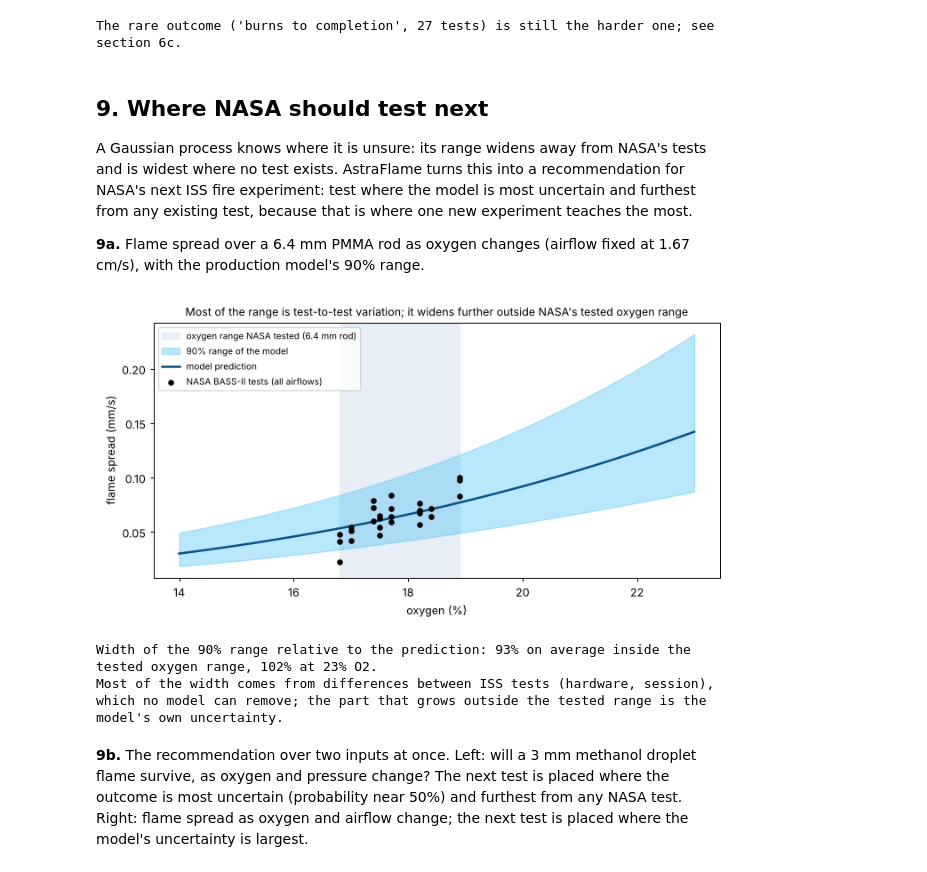
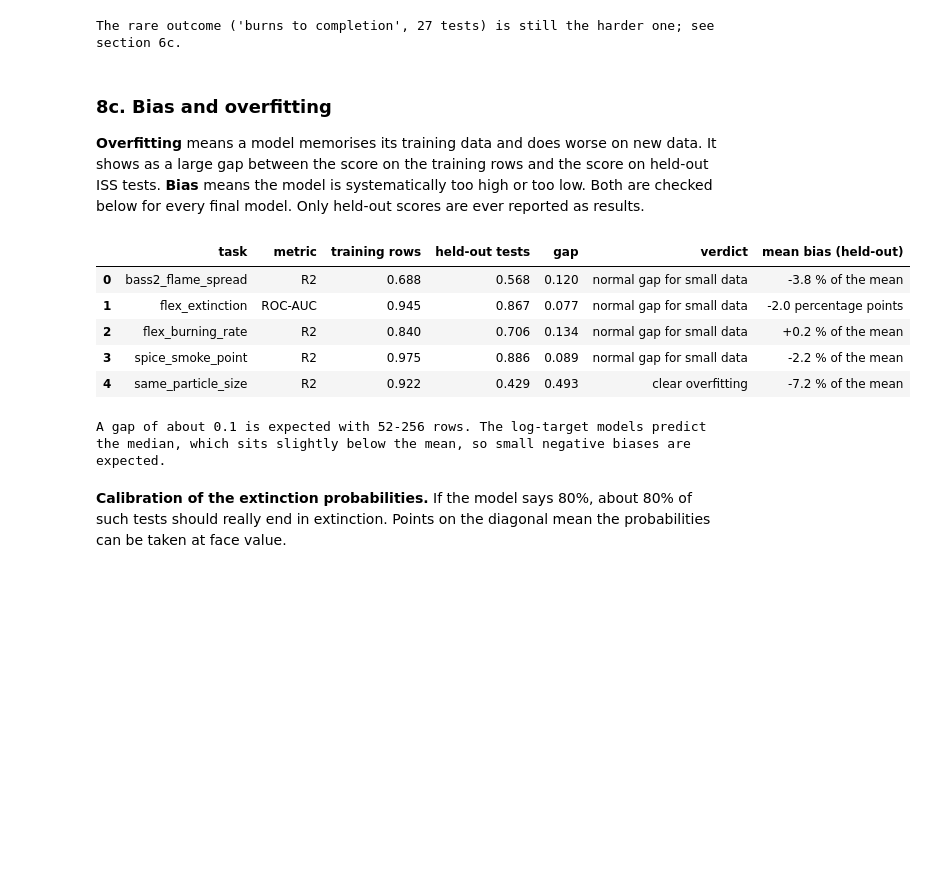
Before and after one commit to Dumbo-programmer/NASA-Space-Apps-2026, a Jupyter notebook: notebooks/AstraFlame_Full_ML_Pipeline.ipynb, the cells around one changed output. Saved outputs shown, nothing was run; the diff lists cells and outputs as text; code cells hidden in the pictures; blank space fills up the shorter version.

```diff
--- a/notebooks/AstraFlame_Full_ML_Pipeline.ipynb
+++ b/notebooks/AstraFlame_Full_ML_Pipeline.ipynb
@@ -776,35 +776,39 @@ print("The rare outcome ('burns to completion', 27 tests) is still the harder on
 | goes out | 179 | 0.12 |
 The rare outcome ('burns to completion', 27 tests) is still the harder one; see section 6c.
 # %% [markdown]
-## 9. Where NASA should test next
+### 8c. Bias and overfitting
 
-A Gaussian process knows where it is unsure: its range widens away from NASA's tests and is widest where no test exists. AstraFlame turns this into a recommendation for NASA's next ISS fire experiment: test where the model is most uncertain and furthest from any existing test, because that is where one new experiment teaches the most.
-
-**9a.** Flame spread over a 6.4 mm PMMA rod as oxygen changes (airflow fixed at 1.67 cm/s), with the production model's 90% range.
+**Overfitting** means a model memorises its training data and does worse on new data. It shows as a large gap between the score on the training rows and the score on held-out ISS tests. **Bias** means the model is systematically too high or too low. Both are checked below for every final model. Only held-out scores are ever reported as results.
 # %%
-fb = IM.load("bass2_flame_spread")["model"]; bass = S["bass2_flame_spread"]["df"]
-o2 = np.linspace(14, 23, 120)
-Hq = pd.DataFrame({"o2_pct": o2, "opposed_flow_cm_s": 1.67, "diameter_cm": 0.64})
-med = fb.predict(P.bass2_X(Hq)); lo, hi = fb.predict_interval(P.bass2_X(Hq))
-lo_t, hi_t = 16.8, 18.9                                   # oxygen range NASA tested for this rod size
-fig, ax = plt.subplots(figsize=(8, 4.2))
-ax.axvspan(lo_t, hi_t, color="#e8eef6", label="oxygen range NASA tested (6.4 mm rod)")
-ax.fill_between(o2, lo, hi, color="#38BDF8", alpha=0.35, label="90% range of the model")
-ax.plot(o2, med, color="#0B4F8A", lw=2, label="model prediction")
-t = bass[bass.diameter_cm == 0.64]
-ax.scatter(t.o2_pct, t.flame_spread_mm_s, s=18, color="black", zorder=3, label="NASA BASS-II tests (all airflows)")
-ax.set_xlabel("oxygen (%)"); ax.set_ylabel("flame spread (mm/s)"); ax.legend(fontsize=8, loc="upper left")
-ax.set_title("Most of the range is test-to-test variation; it widens further outside NASA's tested oxygen range", fontsize=10)
-plt.tight_layout(); plt.show()
-w = (hi - lo) / med
-print(f"Width of the 90% range relative to the prediction: {100 * w[(o2 >= lo_t) & (o2 <= hi_t)].mean():.0f}% on average inside the tested "
-      f"oxygen range, {100 * w[-1]:.0f}% at {o2.max():.0f}% O2.")
-print("Most of the width comes from differences between ISS tests (hardware, session), which no model can remove; "
-      "the part that grows outside the tested range is the model's own uncertainty.")
+rows = []
+for name, sp in S.items():
+    b = IM.load(name); raw = sp["raw"] if name == "same_particle_size" else sp["df"]
+    Xf = IM.FEATURE_FNS[b["feature_fn"]](raw.reset_index(drop=True))[b["features"]]
+    y = sp["y"]; held = PRED[name][FINAL[name]]
+    if sp["task"] == "classification":
+        p_train = b["model"].predict_proba(Xf)[:, 1]
+        tr, ho = roc_auc_score(y, p_train), np.mean([roc_auc_score(y, h) for h in held])
+        bias = 100 * (np.mean(held) - y.mean()); unit = "percentage points"; metric = "ROC-AUC"
+    else:
+        p_train = np.asarray(IM.inverse(b["target_transform"], b["model"].predict(Xf)), float)
+        tr, ho = r2_score(y, p_train), np.mean([r2_score(y, h) for h in held])
+        bias = 100 * np.mean([(h - y).mean() / y.mean() for h in held]); unit = "% of the mean"; metric = "R2"
+    gap = tr - ho
+    rows.append({"task": name, "metric": metric, "training rows": tr, "held-out tests": ho, "gap": gap,
+                 "verdict": "clear overfitting" if gap > 0.3 else "normal gap for small data",
+                 "mean bias (held-out)": f"{bias:+.1f} {unit}"})
+OVF = pd.DataFrame(rows)
+display(OVF.round(3))
+print("A gap of about 0.1 is expected with 52-256 rows. The log-target models predict the median, which sits slightly "
+      "below the mean, so small negative biases are expected.")
 # %% [output]
-[figure, removed]
+|  | task | metric | training rows | held-out tests | gap | verdict | mean bias (held-out) |
+| 0 | bass2_flame_spread | R2 | 0.688 | 0.568 | 0.120 | normal gap for small data | -3.8 % of the mean |
+| 1 | flex_extinction | ROC-AUC | 0.945 | 0.867 | 0.077 | normal gap for small data | -2.0 percentage points |
+| 2 | flex_burning_rate | R2 | 0.840 | 0.706 | 0.134 | normal gap for small data | +0.2 % of the mean |
+| 3 | spice_smoke_point | R2 | 0.975 | 0.886 | 0.089 | normal gap for small data | -2.2 % of the mean |
+| 4 | same_particle_size | R2 | 0.922 | 0.429 | 0.493 | clear overfitting | -7.2 % of the mean |
-Width of the 90% range relative to the prediction: 93% on average inside the tested oxygen range, 102% at 23% O2.
-Most of the width comes from differences between ISS tests (hardware, session), which no model can remove; the part that grows outside the tested range is the model's own uncertainty.
+A gap of about 0.1 is expected with 52-256 rows. The log-target models predict the median, which sits slightly below the mean, so small negative biases are expected.
 # %% [markdown]
-**9b.** The recommendation over two inputs at once. Left: will a 3 mm methanol droplet flame survive, as oxygen and pressure change? The next test is placed where the outcome is most uncertain (probability near 50%) and furthest from any NASA test. Right: flame spread as oxygen and airflow change; the next test is placed where the model's uncertainty is largest.
+**Calibration of the extinction probabilities.** If the model says 80%, about 80% of such tests should really end in extinction. Points on the diagonal mean the probabilities can be taken at face value.
 # %%
```
Also changed, not shown: parts of 16 cells of this notebook.
